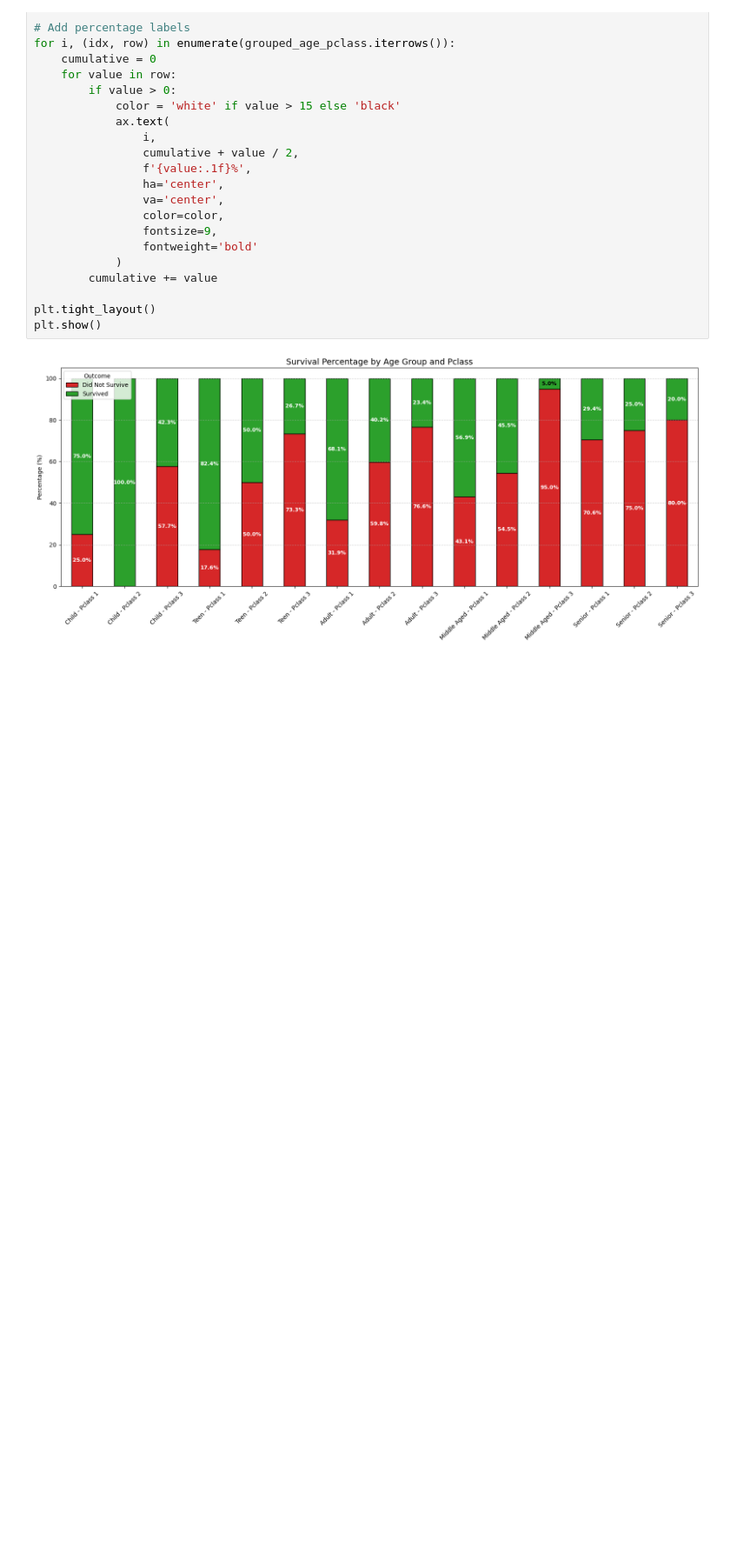
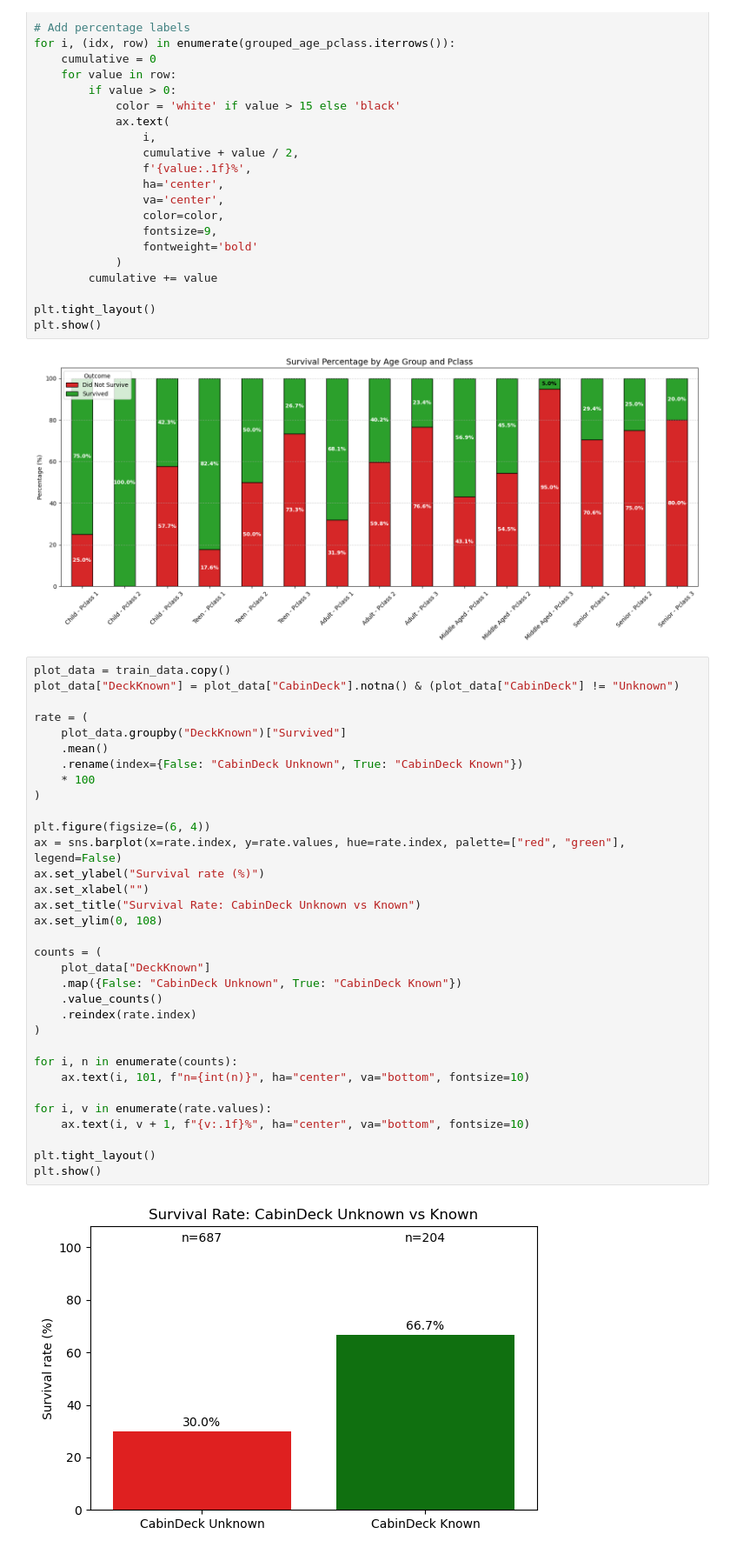
Before and after one commit to teritox/Titanic-Capstone-Project, a Jupyter notebook: ml/notebooks/eda_visualization.ipynb, the cells around one changed output. Shown at 87% size. Saved outputs shown, nothing was run; the diff lists cells and outputs as text; blank space fills up the shorter version.

Commit message:
Add CabinDeck visualisations

```diff
--- a/ml/notebooks/eda_visualization.ipynb
+++ b/ml/notebooks/eda_visualization.ipynb
@@ -491,3 +491,38 @@ plt.tight_layout()
 plt.show()
 # %% [output]
 [figure]
+# %%
+plot_data = train_data.copy()
+plot_data["DeckKnown"] = plot_data["CabinDeck"].notna() & (plot_data["CabinDeck"] != "Unknown")
+
+rate = (
+    plot_data.groupby("DeckKnown")["Survived"]
+    .mean()
+    .rename(index={False: "CabinDeck Unknown", True: "CabinDeck Known"})
+    * 100
+)
+
+plt.figure(figsize=(6, 4))
+ax = sns.barplot(x=rate.index, y=rate.values, hue=rate.index, palette=["red", "green"], legend=False)
+ax.set_ylabel("Survival rate (%)")
+ax.set_xlabel("")
+ax.set_title("Survival Rate: CabinDeck Unknown vs Known")
+ax.set_ylim(0, 108)
+
+counts = (
+    plot_data["DeckKnown"]
+    .map({False: "CabinDeck Unknown", True: "CabinDeck Known"})
+    .value_counts()
+    .reindex(rate.index)
+)
+
+for i, n in enumerate(counts):
+    ax.text(i, 101, f"n={int(n)}", ha="center", va="bottom", fontsize=10)
+
+for i, v in enumerate(rate.values):
+    ax.text(i, v + 1, f"{v:.1f}%", ha="center", va="bottom", fontsize=10)
+
+plt.tight_layout()
+plt.show()
+# %% [output]
+[figure, added]
```
Also changed, not shown: parts of 2 cells of this notebook.
